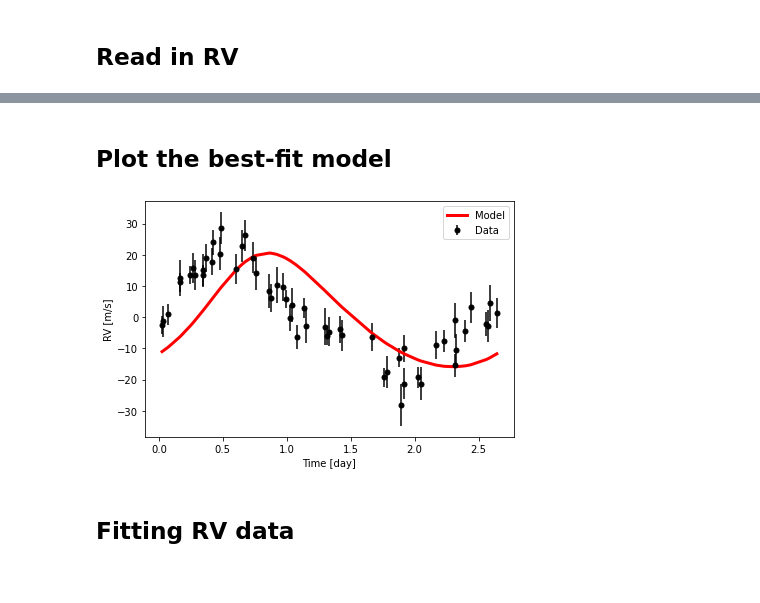
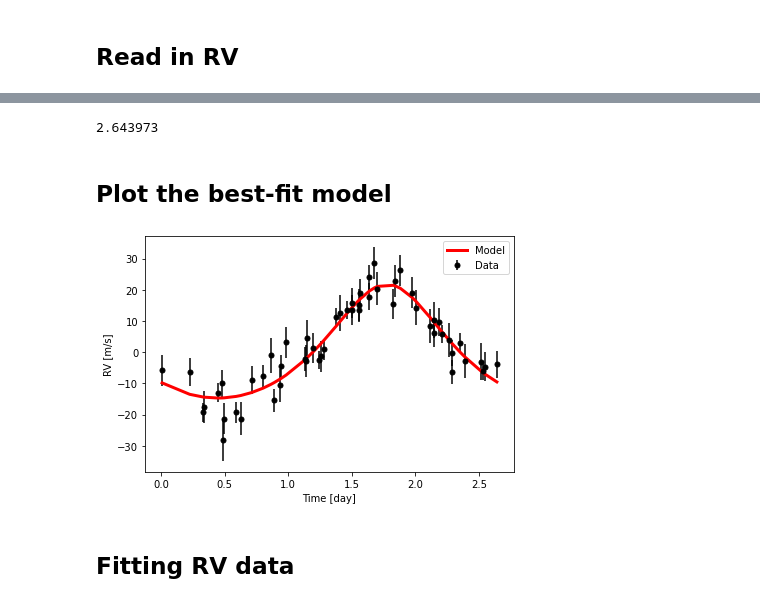
Before and after one commit to Shockblack/Planetary_Science_Projects, a Jupyter notebook: Project_2/RV_Notebook.ipynb, the cells around one changed output, grey strips where cells are left out. Saved outputs shown, nothing was run; the diff lists cells and outputs as text; code cells hidden in the pictures.

```diff
--- a/Project_2/RV_Notebook.ipynb
+++ b/Project_2/RV_Notebook.ipynb
@@ -7,3 +7,4 @@ import astropy.io.ascii
 ## Read in RV
 # %%
 rv_data = astropy.io.ascii.read("RV.txt")
+fit_params = astropy.io.ascii.read("mcmc_params.txt")
@@ -30,35 +11,42 @@ Note: you may need to restart the kernel to use updated packages.
+# %%
+params = {}
+for parameter in fit_params['symbol']:
+    params[parameter] = fit_params['value'][np.where(fit_params['symbol']==parameter)[0]].data[0]
+# %% [output]
+2.643973
 # %% [markdown]
 ## Plot the best-fit model
 # %%
 t = rv_data["JD"].data
-if False:
-    import JW_lib
-    orbital_solution = [2.64388312, 2454510.388556, 0.149672, 18.318816, 18.238337]
-    rv = JW_lib.RadialVelocity(orbital_solution)
+if True:
+    from JW_lib import RadialVelocity
+    orbital_solution = [params['P'], params['TP'], params['e'], params['omega'], params['K']]
+    rv = RadialVelocity(orbital_solution)
     # The parameters are period, time at periastron, eccentricity, argument of periastron, RV semi-amplitude
 
     # Calculate model RVs
     rvs = rv.rv_drive(t)
 else:
     import radvel
 #    orbital_solution = [21.218473, 2454438.751157, 0.680984, 121.36 / 360.0 * 2 * np.pi, 275.6]
-    orbital_solution = [2.64388312, 2454510.388556, 0.149672, 18.318816, 18.238337]
+    orbital_solution = [params['P'], params['TP'], params['e'], params['omega'], params['K']]
     rvs = radvel.kepler.rv_drive(t, orbital_solution, use_c_kepler_solver=False)
 
-per = 2.64388312
+per = params['P']
 
 %matplotlib inline
 # Fold data and plot model against data
 ind = np.argsort(t % per)
 plt.errorbar(rv_data["JD"] % per, rv_data["Radial_Velocity"], rv_data["Radial_Velocity_Uncertainty"],
              color="black", ms=5, marker="o", ls="none", label="Data")
 plt.plot((t % per)[ind], rvs[ind], "r-", label="Model", lw=3)
 plt.legend()
 plt.xlabel("Time [day]")
 plt.ylabel("RV [m/s]")
 plt.tight_layout()
+plt.savefig("RV.jpg")
 # %% [output]
-[figure, old version]
+[figure, new version]
 # %%
 # (planet, stellar_logg, stellar_temperature, stellar_metallicity, rp_over_rs, fp_over_fs,
 #      period, sma_over_rs, eccentricity, inclination, periastron, mid_time) = plc.find_oec_parameters('hd17156b')
```
Also changed, not shown: parts of 1 cell of this notebook, 12 other files.
